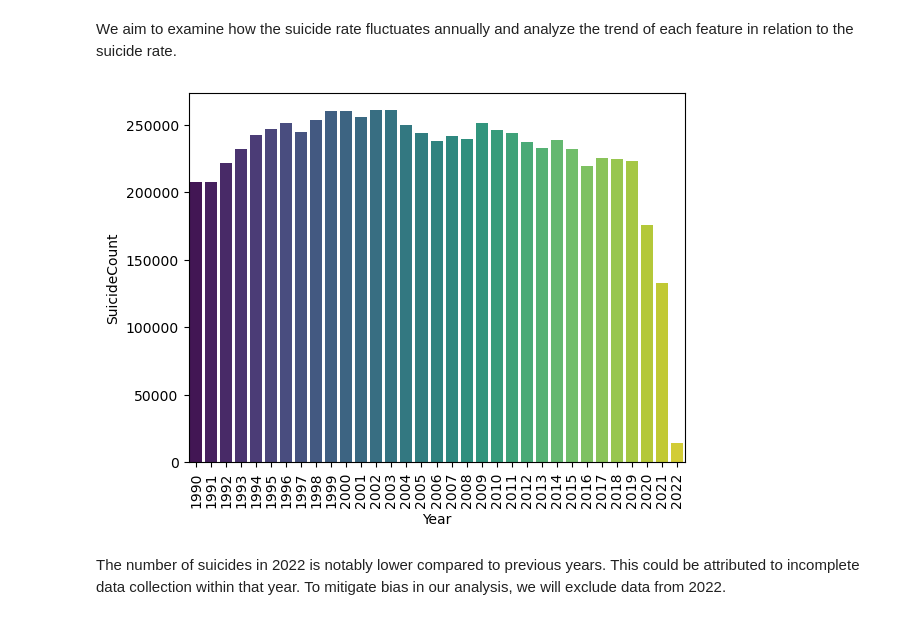
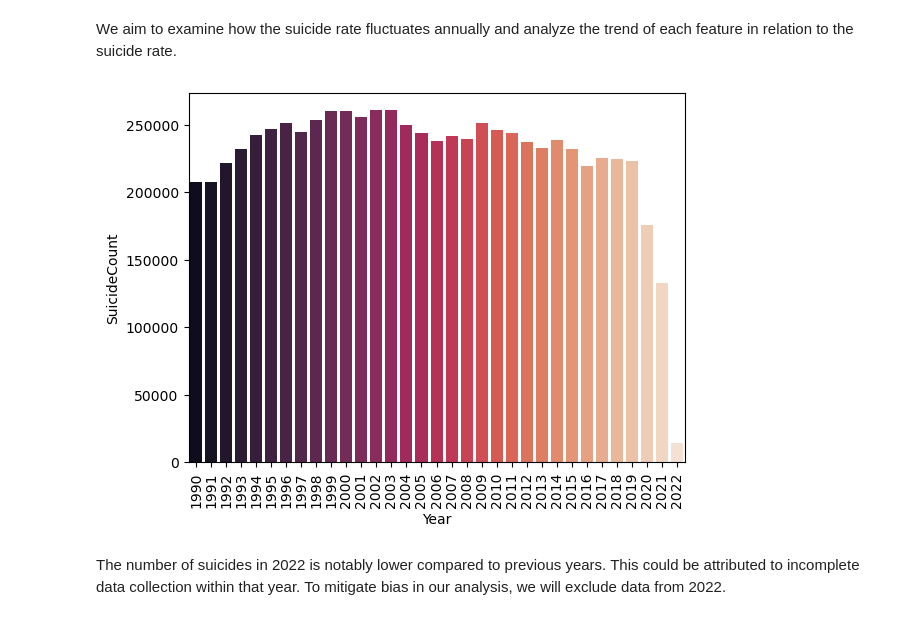
Before and after one commit to cuongpham24/Data-science-projects, a Jupyter notebook: Project_03_Social_Analysis/Project_03_suiside_rate.ipynb, the cells around one changed output. Saved outputs shown, nothing was run; the diff lists cells and outputs as text; code cells hidden in the pictures.

```diff
--- a/Project_03_Social_Analysis/Project_03_suiside_rate.ipynb
+++ b/Project_03_Social_Analysis/Project_03_suiside_rate.ipynb
@@ -80,10 +82,10 @@ As depicted in the bar plot, it's evident that the `SuicideCount` doesn't exhibi
 # %% [markdown]
 We aim to examine how the suicide rate fluctuates annually and analyze the trend of each feature in relation to the suicide rate.
 # %%
-sns.barplot(df.groupby("Year")["SuicideCount"].sum(), palette="viridis")
+sns.barplot(df.groupby("Year")["SuicideCount"].sum(), palette="rocket")
 plt.xticks(rotation=90);
 # %% [output]
-[figure, old version]
+[figure, new version]
 # %% [markdown]
 The number of suicides in 2022 is notably lower compared to previous years. This could be attributed to incomplete data collection within that year. To mitigate bias in our analysis, we will exclude data from 2022.
 # %%
```
Also changed, not shown: parts of 11 cells of this notebook.
